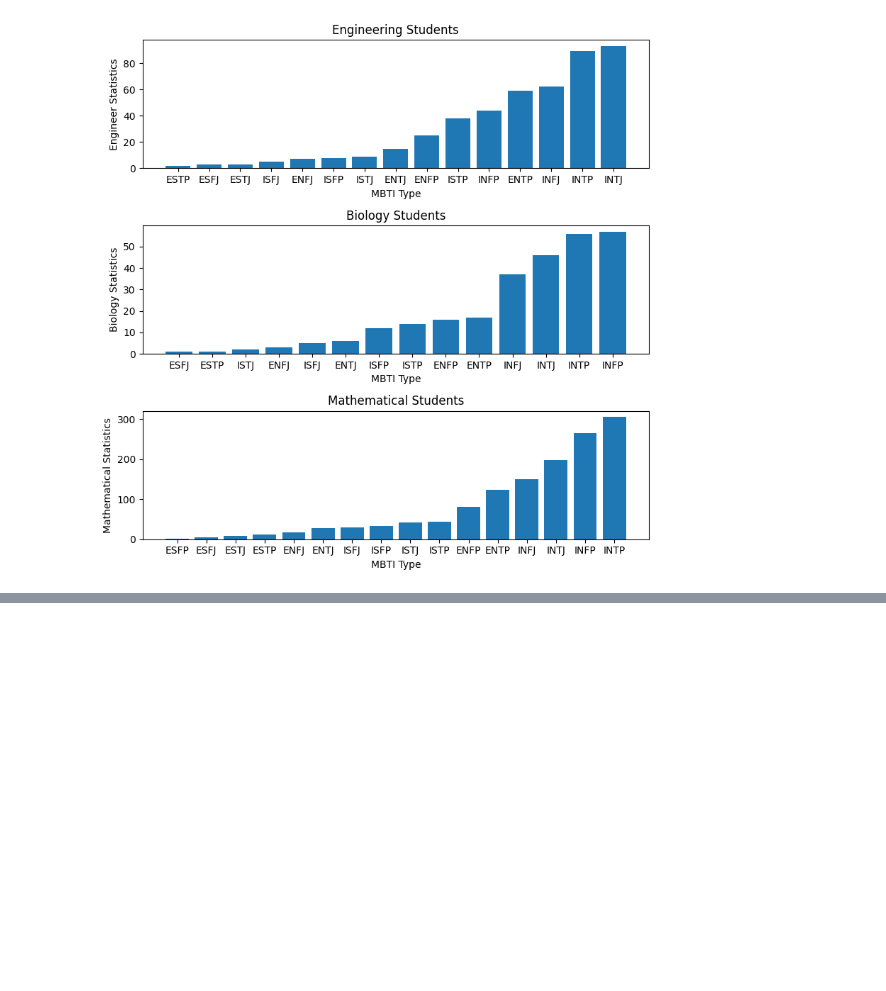
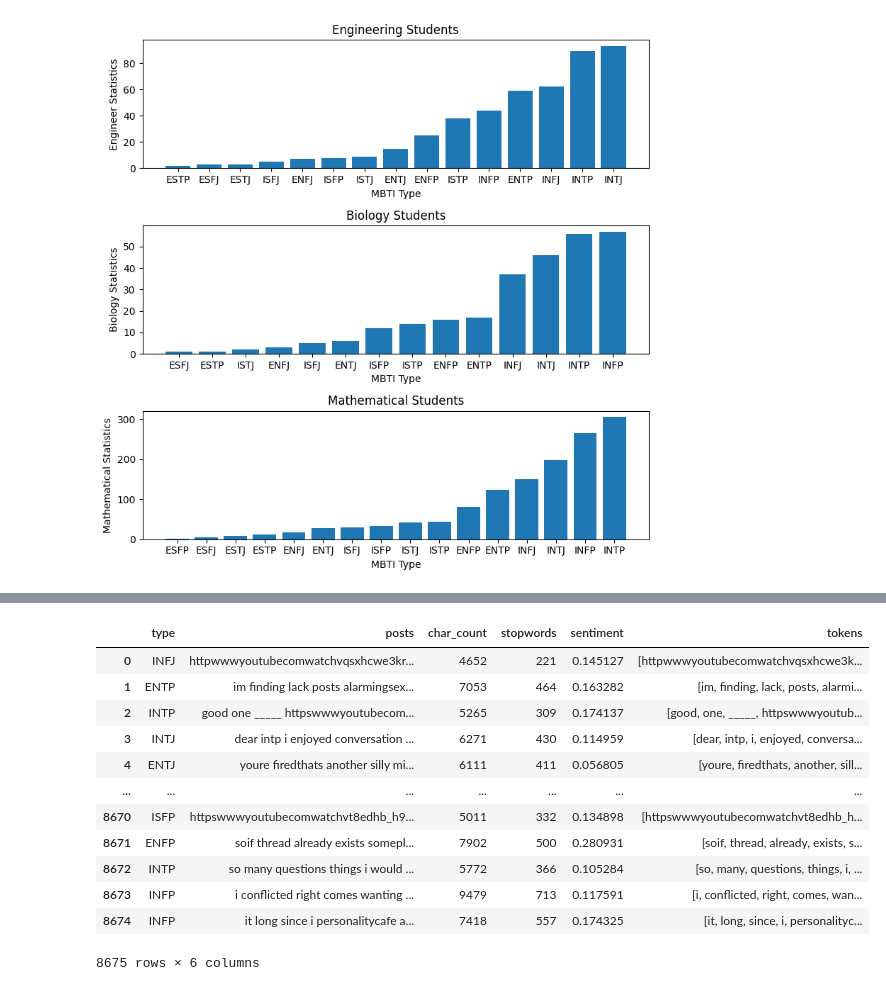
Before and after one commit to mmartin46/Data_Science_Research, a Jupyter notebook: MBTIScores.ipynb, the cells around one changed output, grey strips where cells are left out. Saved outputs shown, nothing was run; the diff lists cells and outputs as text; code cells hidden in the pictures; blank space fills up the shorter version.

```diff
--- a/MBTIScores.ipynb
+++ b/MBTIScores.ipynb
@@ -335,0 +259,19 @@ X_train_cv.shape
+# %%
+df_copy = df.copy()
+df_copy['tokens'] = df_copy['posts'].apply(lambda row : word_tokenize(row))
+# %%
+df_copy
+# %% [output]
+|  | type | posts | char_count | stopwords | sentiment | tokens |
+| 0 | INFJ | httpwwwyoutubecomwatchvqsxhcwe3kr... | 4652 | 221 | 0.145127 | [httpwwwyoutubecomwatchvqsxhcwe3k... |
+| 1 | ENTP | im finding lack posts alarmingsex... | 7053 | 464 | 0.163282 | [im, finding, lack, posts, alarmi... |
+| 2 | INTP | good one _____ httpswwwyoutubecom... | 5265 | 309 | 0.174137 | [good, one, _____, httpswwwyoutub... |
+| 3 | INTJ | dear intp i enjoyed conversation ... | 6271 | 430 | 0.114959 | [dear, intp, i, enjoyed, conversa... |
+| 4 | ENTJ | youre firedthats another silly mi... | 6111 | 411 | 0.056805 | [youre, firedthats, another, sill... |
+| ... | ... | ... | ... | ... | ... | ... |
+| 8670 | ISFP | httpswwwyoutubecomwatchvt8edhb_h9... | 5011 | 332 | 0.134898 | [httpswwwyoutubecomwatchvt8edhb_h... |
+| 8671 | ENFP | soif thread already exists somepl... | 7902 | 500 | 0.280931 | [soif, thread, already, exists, s... |
+| 8672 | INTP | so many questions things i would ... | 5772 | 366 | 0.105284 | [so, many, questions, things, i, ... |
+| 8673 | INFP | i conflicted right comes wanting ... | 9479 | 713 | 0.117591 | [i, conflicted, right, comes, wan... |
+| 8674 | INFP | it long since i personalitycafe a... | 7418 | 557 | 0.174325 | [it, long, since, i, personalityc... |
+8675 rows × 6 columns
```
Also changed, not shown: parts of 13 cells of this notebook.
